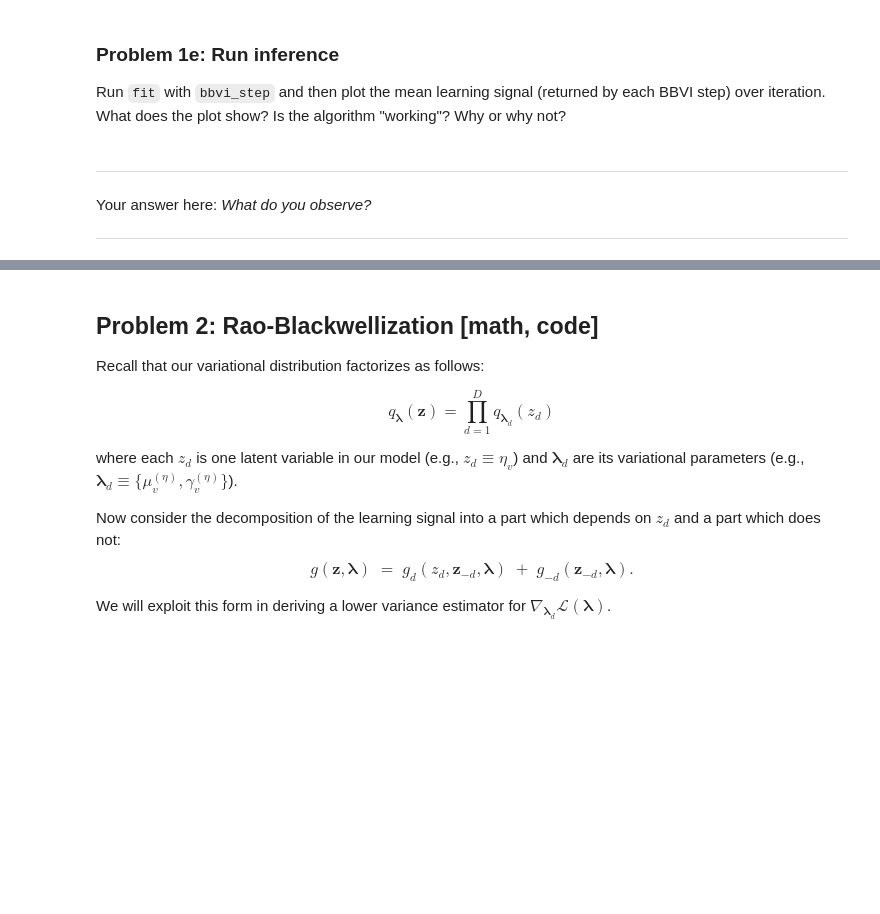
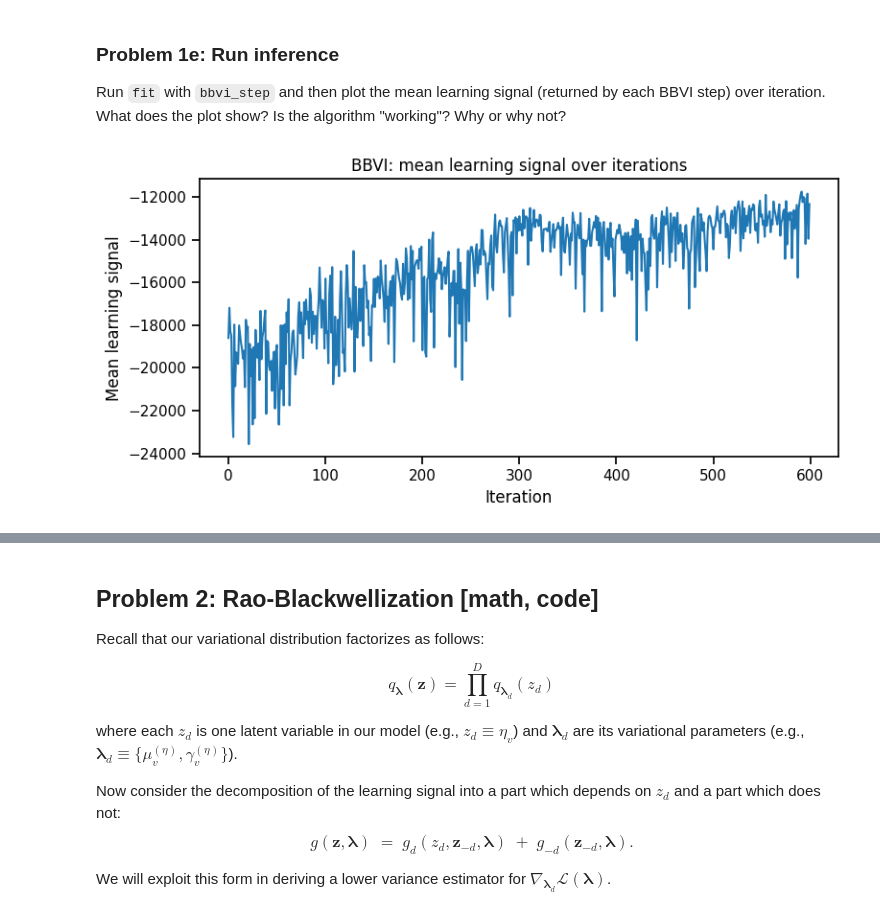
Before and after one commit to rodrigopazm96/Modern-Methods-in-Applied-Statistics, a Jupyter notebook: Paz_hw6.ipynb, the cells around one changed output, grey strips where cells are left out. Saved outputs shown, nothing was run; the diff lists cells and outputs as text; code cells hidden in the pictures; blank space fills up the shorter version.

```diff
--- a/Paz_hw6.ipynb
+++ b/Paz_hw6.ipynb
@@ -335,6 +425,12 @@ var_params, g_trace = fit(bbvi_step, data, seed=0)
-# %% [markdown]
----
-
-Your answer here: *What do you observe?*
-
----
+# %%
+var_params, g_trace = fit(bbvi_step, data, seed=0)
+
+fig, ax = plt.subplots(figsize=(8, 4))
+ax.plot(g_trace.numpy())
+ax.set_xlabel("Iteration")
+ax.set_ylabel("Mean learning signal")
+ax.set_title("BBVI: mean learning signal over iterations")
+plt.tight_layout()
+plt.show()
+# %% [output]
+[figure, added]
```
Also changed, not shown: parts of 35 cells of this notebook.
